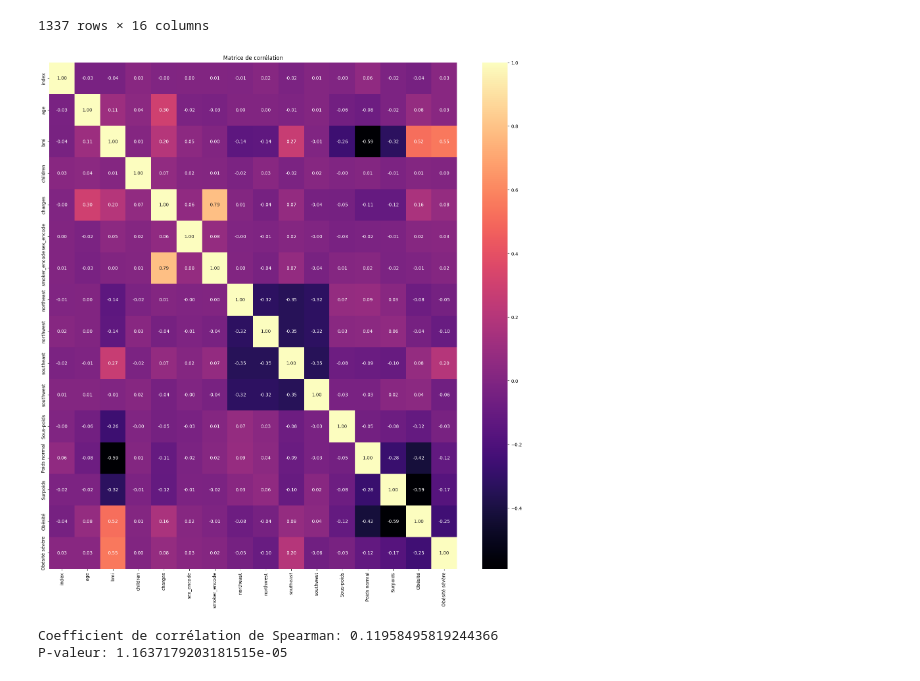
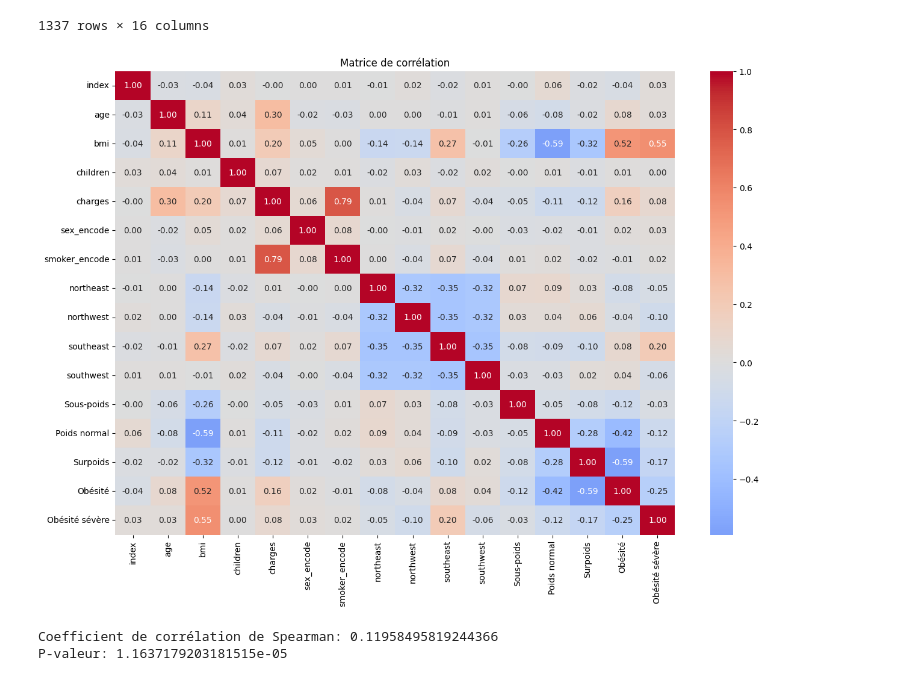
Before and after one commit to istaion/Assur_aimant, a Jupyter notebook: Hacene/analyse.ipynb, the cells around one changed output. Cells and saved outputs as stored; diff of their text form; code cells hidden in the pictures.

```diff
--- a/Hacene/analyse.ipynb
+++ b/Hacene/analyse.ipynb
@@ -661,12 +661,12 @@ df_2
 # %%
 df_corr = df_2.corr()
 # %%
-plt.figure(figsize=(20, 20))
-sns.heatmap(df_corr, annot=True, cmap='magma', fmt='.2f')
+plt.figure(figsize=(15, 10))
+sns.heatmap(df_corr,center = 0, annot=True, cmap='coolwarm', fmt='.2f')
 plt.title("Matrice de corrélation")
 plt.show()
 # %% [output]
-[figure, old version]
+[figure, new version]
 # %%
 from scipy.stats import spearmanr, pearsonr
 
```
Also changed, not shown: parts of 12 cells of this notebook, 4 other files.
